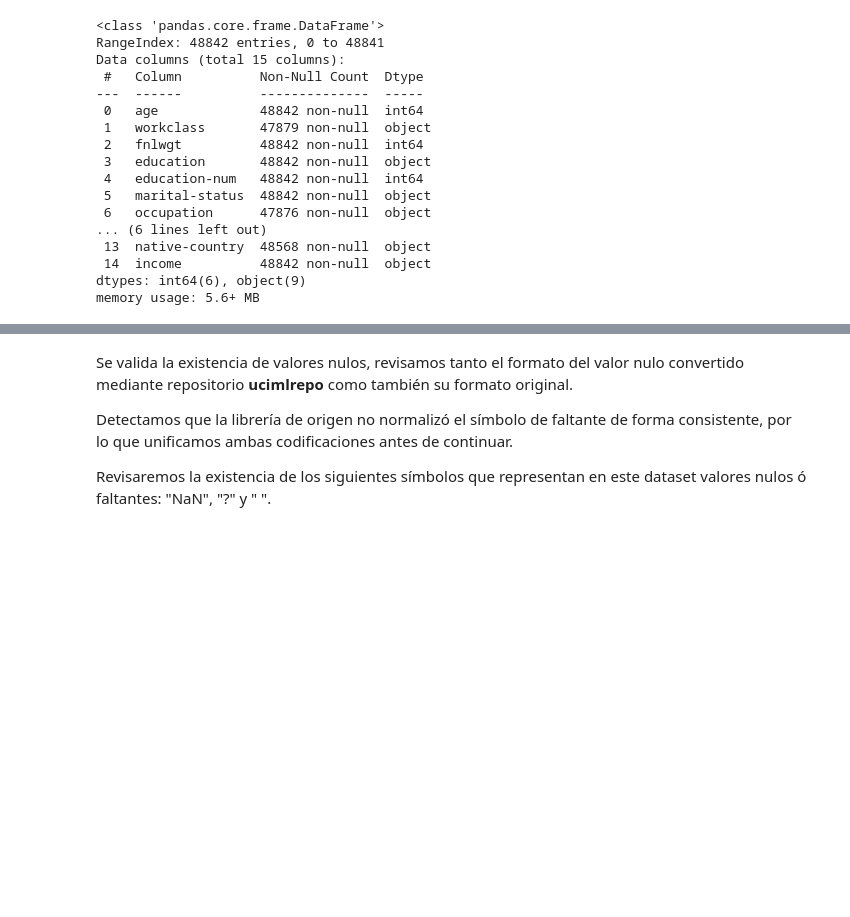
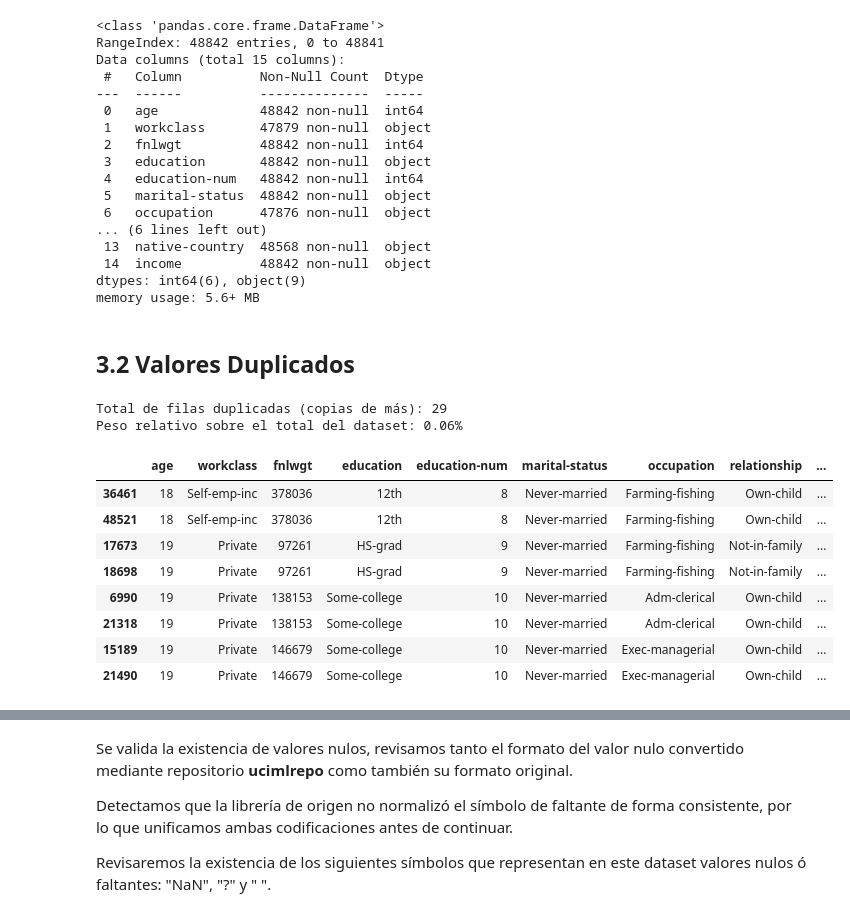
Before and after one commit to sebacalfa/ProyFinal_Mod6, a Jupyter notebook: Proyecto_Final_Mod6.ipynb, the cells around one changed output, grey strips where cells are left out. Cells and saved outputs as stored; diff of their text form; code cells hidden in the pictures; blank space fills up the shorter version.

```diff
--- a/Proyecto_Final_Mod6.ipynb
+++ b/Proyecto_Final_Mod6.ipynb
@@ -146,3 +153,29 @@ Data columns (total 15 columns):
  14  income          48842 non-null  object
 dtypes: int64(6), object(9)
 memory usage: 5.6+ MB
+# %% [markdown]
+## 3.2 Valores Duplicados
+# %%
+# Duplicados exactos (todas las columnas, incluyendo fnlwgt)
+duplicados = df[df.duplicated(keep=False)].sort_values(by=df.columns.tolist())
+
+total_duplicados = df.duplicated().sum()  # solo las copias "de más"
+total_filas_involucradas = duplicados.shape[0]  # original + copia
+
+print(f'Total de filas duplicadas (copias de más): {total_duplicados}')
+print(f'Peso relativo sobre el total del dataset: {total_duplicados / len(df) * 100:.2f}%')
+print()
+
+duplicados.head(8)
+# %% [output]
+Total de filas duplicadas (copias de más): 29
+Peso relativo sobre el total del dataset: 0.06%
+|  | age | workclass | fnlwgt | education | education-num | marital-status | occupation | relationship | ... |
+| 36461 | 18 | Self-emp-inc | 378036 | 12th | 8 | Never-married | Farming-fishing | Own-child | ... |
+| 48521 | 18 | Self-emp-inc | 378036 | 12th | 8 | Never-married | Farming-fishing | Own-child | ... |
+| 17673 | 19 | Private | 97261 | HS-grad | 9 | Never-married | Farming-fishing | Not-in-family | ... |
+| 18698 | 19 | Private | 97261 | HS-grad | 9 | Never-married | Farming-fishing | Not-in-family | ... |
+| 6990 | 19 | Private | 138153 | Some-college | 10 | Never-married | Adm-clerical | Own-child | ... |
+| 21318 | 19 | Private | 138153 | Some-college | 10 | Never-married | Adm-clerical | Own-child | ... |
+| 15189 | 19 | Private | 146679 | Some-college | 10 | Never-married | Exec-managerial | Own-child | ... |
+| 21490 | 19 | Private | 146679 | Some-college | 10 | Never-married | Exec-managerial | Own-child | ... |
```
Also changed, not shown: parts of 21 cells of this notebook.
